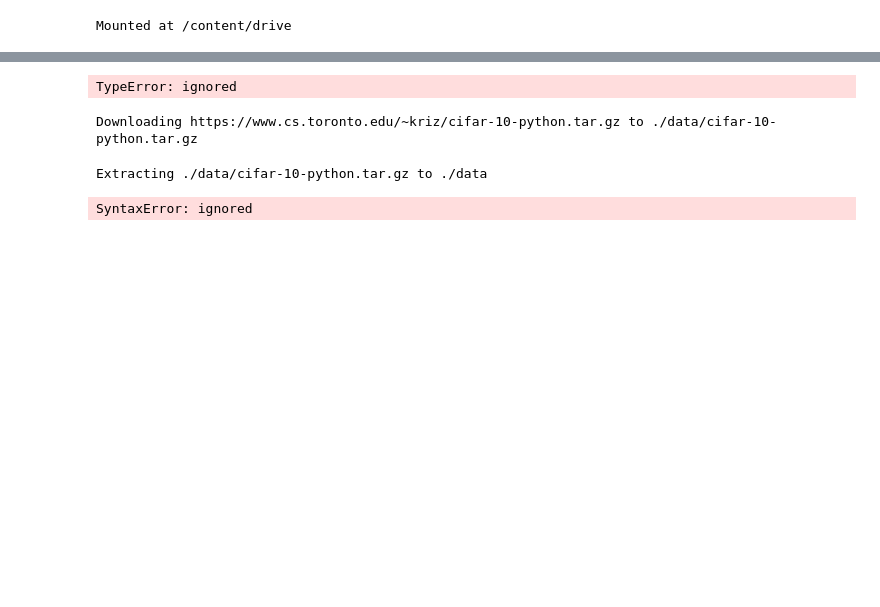
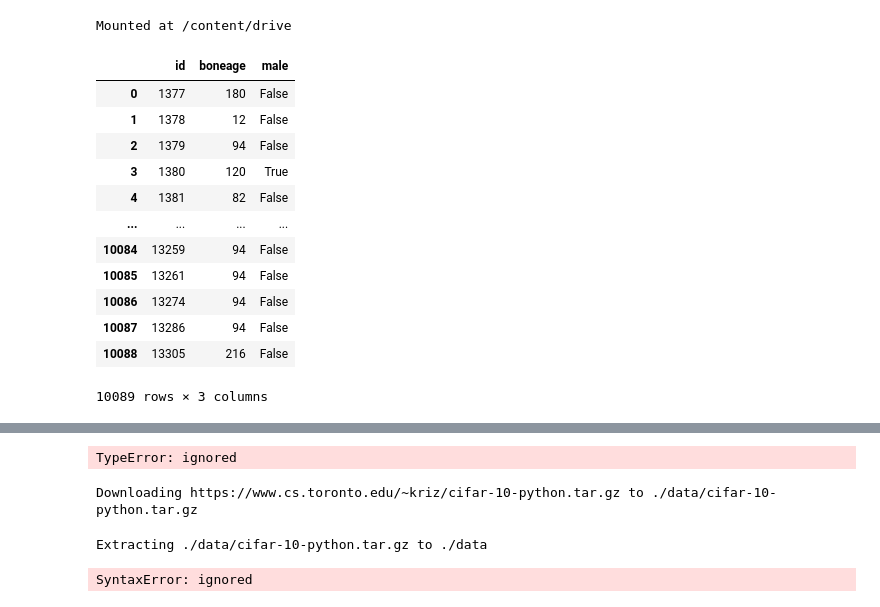
Before and after one commit to nichakornchaisuwan/Project_Boneage, a Jupyter notebook: Model_Bonet.ipynb, the cells around one changed output, grey strips where cells are left out. Drawn from its saved outputs; the diff is of its cells as text; code cells hidden in the pictures; blank space fills up the shorter version.

```diff
--- a/Model_Bonet.ipynb
+++ b/Model_Bonet.ipynb
@@ -28,3 +29,28 @@ drive.mount('/content/drive')
 Mounted at /content/drive
 # %%
 path = '/content/drive/My Drive/Project_Boneage'  # ชี้ว่า data เราอยู่โฟล์เดอร์ไหน
+# %%
+#loading dataframes # เอาที่อยู่ของไฟล์เชื่อมกับที่อยู่ของไฟล์เรา โดยกำหนดชื่่อไฟล์ที่เราต้องการ
+train_path = os.path.join(path,'train.csv')
+train_dataset = pd.read_csv(train_path)
+validation_path = os.path.join(path,'validation.csv')
+validation_dataset = pd.read_csv(validation_path)
+test_path = os.path.join(path,'boneage-test-dataset.csv')
+test_dataset = pd.read_csv(test_path)
+# %%
+
+train_dataset
+# %% [output]
+|  | id | boneage | male |
+| 0 | 1377 | 180 | False |
+| 1 | 1378 | 12 | False |
+| 2 | 1379 | 94 | False |
+| 3 | 1380 | 120 | True |
+| 4 | 1381 | 82 | False |
+| ... | ... | ... | ... |
+| 10084 | 13259 | 94 | False |
+| 10085 | 13261 | 94 | False |
+| 10086 | 13274 | 94 | False |
+| 10087 | 13286 | 94 | False |
+| 10088 | 13305 | 216 | False |
+10089 rows × 3 columns
```
Also changed, not shown: parts of 31 cells of this notebook.
